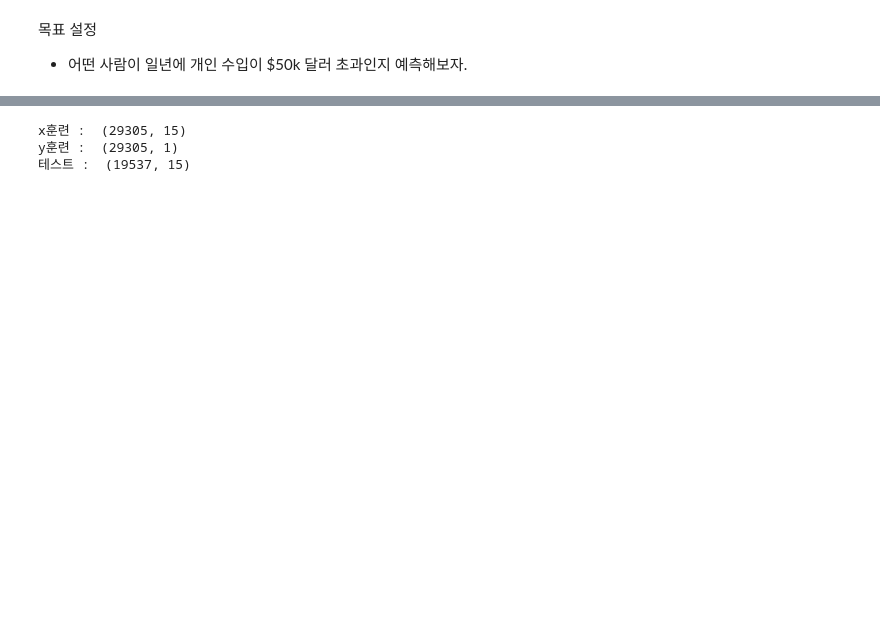
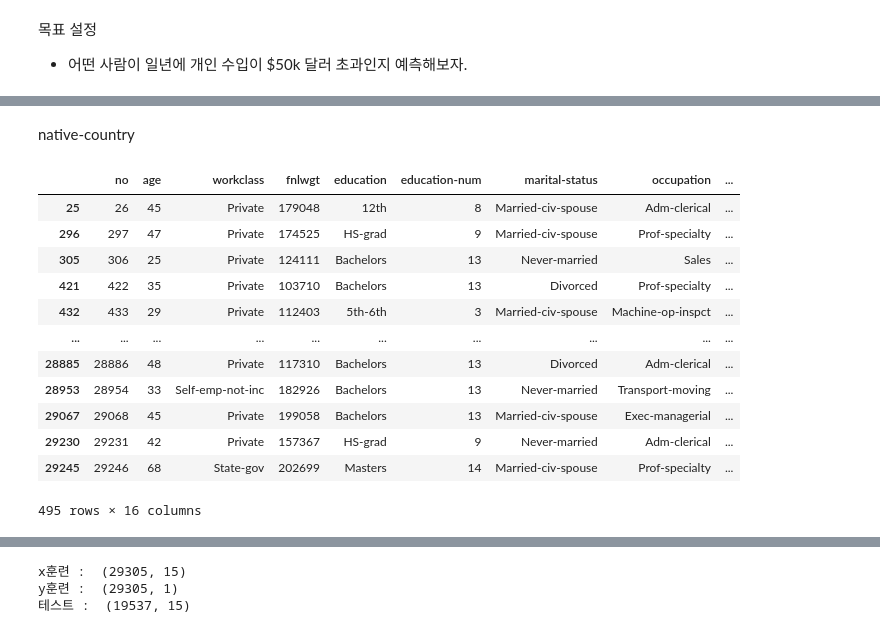
Before and after one commit to so1454/MachineLearning, a Jupyter notebook: kaggle_competition/01test.ipynb, the cells around one changed output, grey strips where cells are left out. Saved outputs shown, nothing was run; the diff lists cells and outputs as text; code cells hidden in the pictures; blank space fills up the shorter version.

```diff
--- a/kaggle_competition/01test.ipynb
+++ b/kaggle_competition/01test.ipynb
@@ -126,0 +213,2 @@ dtype: int64
+# %%
+train['occupation']= train['occupation'].fillna('Prof-specialty')
@@ -126,0 +236,18 @@ dtype: int64
+# %% [markdown]
+native-country
+# %%
+train[train['native-country'].isnull()]
+# %% [output]
+|  | no | age | workclass | fnlwgt | education | education-num | marital-status | occupation | ... |
+| 25 | 26 | 45 | Private | 179048 | 12th | 8 | Married-civ-spouse | Adm-clerical | ... |
+| 296 | 297 | 47 | Private | 174525 | HS-grad | 9 | Married-civ-spouse | Prof-specialty | ... |
+| 305 | 306 | 25 | Private | 124111 | Bachelors | 13 | Never-married | Sales | ... |
+| 421 | 422 | 35 | Private | 103710 | Bachelors | 13 | Divorced | Prof-specialty | ... |
+| 432 | 433 | 29 | Private | 112403 | 5th-6th | 3 | Married-civ-spouse | Machine-op-inspct | ... |
+| ... | ... | ... | ... | ... | ... | ... | ... | ... | ... |
+| 28885 | 28886 | 48 | Private | 117310 | Bachelors | 13 | Divorced | Adm-clerical | ... |
+| 28953 | 28954 | 33 | Self-emp-not-inc | 182926 | Bachelors | 13 | Never-married | Transport-moving | ... |
+| 29067 | 29068 | 45 | Private | 199058 | Bachelors | 13 | Married-civ-spouse | Exec-managerial | ... |
+| 29230 | 29231 | 42 | Private | 157367 | HS-grad | 9 | Never-married | Adm-clerical | ... |
+| 29245 | 29246 | 68 | State-gov | 202699 | Masters | 14 | Married-civ-spouse | Prof-specialty | ... |
+495 rows × 16 columns
```
Also changed, not shown: parts of 40 cells of this notebook, 5 other files.
